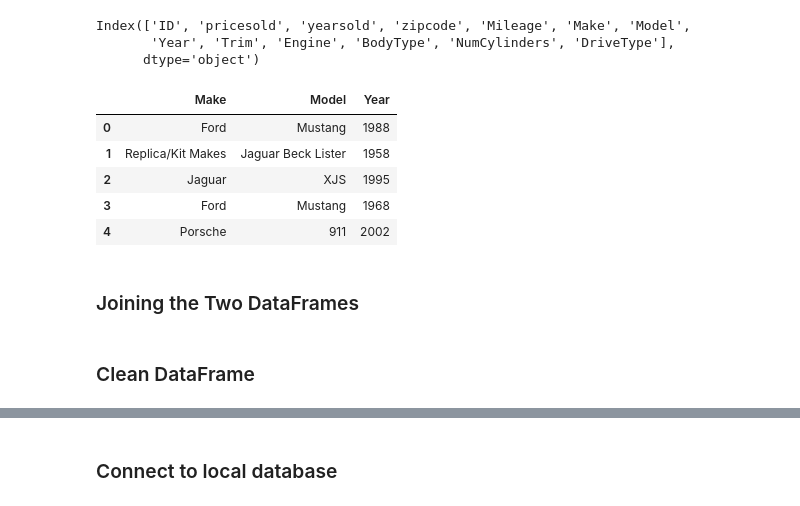
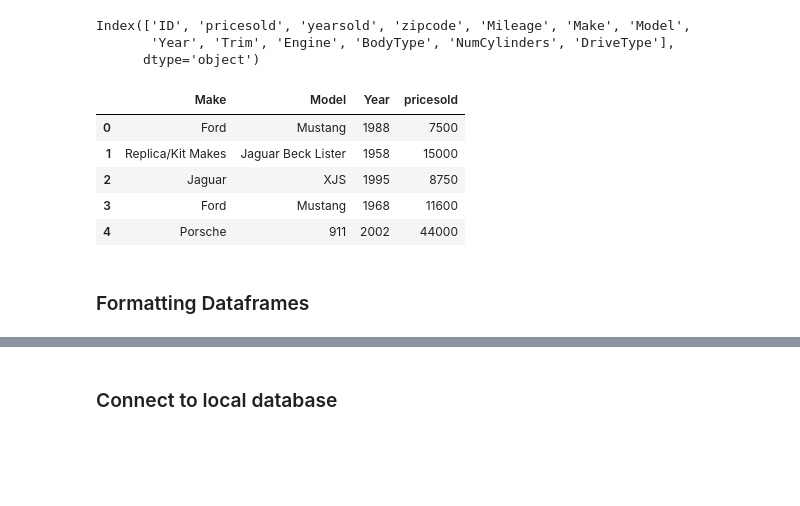
Before and after one commit to KaizaM/Car-Price-Comparison, a Jupyter notebook: Data_ETL.ipynb, the cells around one changed output, grey strips where cells are left out. Saved outputs shown, nothing was run; the diff lists cells and outputs as text; code cells hidden in the pictures; blank space fills up the shorter version.

```diff
--- a/Data_ETL.ipynb
+++ b/Data_ETL.ipynb
@@ -124,16 +125,14 @@ Index(['ID', 'pricesold', 'yearsold', 'zipcode', 'Mileage', 'Make', 'Model',
        'Year', 'Trim', 'Engine', 'BodyType', 'NumCylinders', 'DriveType'],
       dtype='object')
 # %%
-used_cars_cleaned = used_cars_df[['Make', 'Model', 'Year']]
+used_cars_cleaned = used_cars_df[['Make', 'Model', 'Year', 'pricesold']]
 used_cars_cleaned.head()
 # %% [output]
-|  | Make | Model | Year |
-| 0 | Ford | Mustang | 1988 |
-| 1 | Replica/Kit Makes | Jaguar Beck Lister | 1958 |
-| 2 | Jaguar | XJS | 1995 |
-| 3 | Ford | Mustang | 1968 |
-| 4 | Porsche | 911 | 2002 |
+|  | Make | Model | Year | pricesold |
+| 0 | Ford | Mustang | 1988 | 7500 |
+| 1 | Replica/Kit Makes | Jaguar Beck Lister | 1958 | 15000 |
+| 2 | Jaguar | XJS | 1995 | 8750 |
+| 3 | Ford | Mustang | 1968 | 11600 |
+| 4 | Porsche | 911 | 2002 | 44000 |
-# %% [markdown]
-### Joining the Two DataFrames
-# %% [markdown]
-### Clean DataFrame
+# %% [markdown]
+### Formatting Dataframes
```
Also changed, not shown: parts of 22 cells of this notebook.
